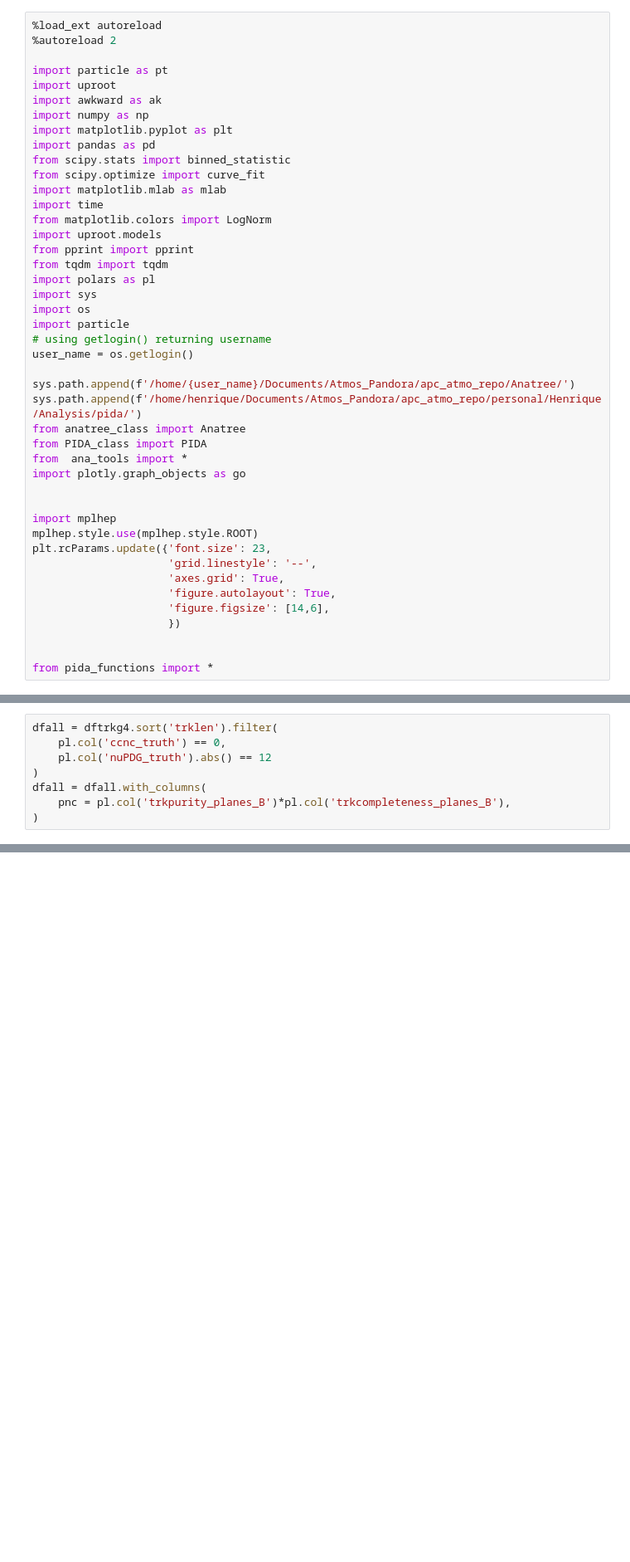
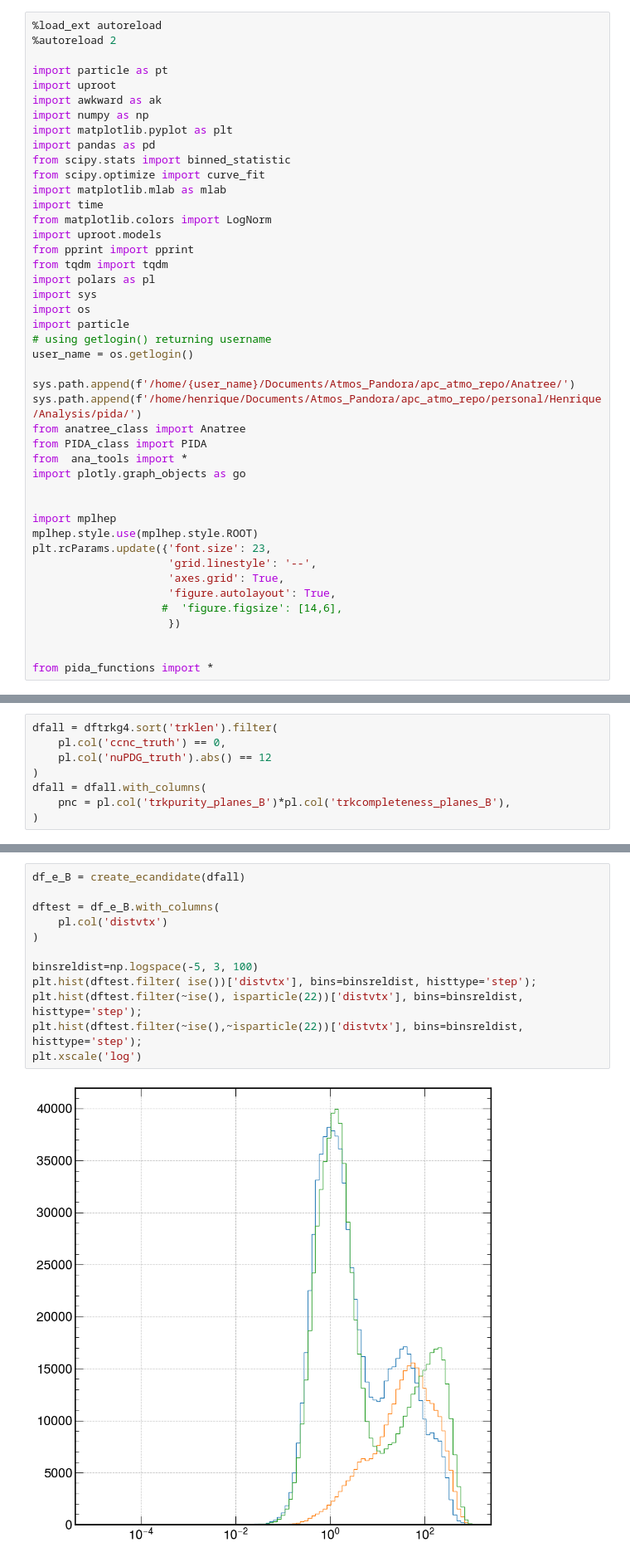
Before and after one commit to hvsouza/apc_atmo_repo, a Jupyter notebook: personal/Henrique/Analysis/pida/nue_pida_dev.ipynb, the cells around one changed output, grey strips where cells are left out. Shown at 83% size. Cells and saved outputs as stored; diff of their text form; blank space fills up the shorter version.

```diff
--- a/personal/Henrique/Analysis/pida/nue_pida_dev.ipynb
+++ b/personal/Henrique/Analysis/pida/nue_pida_dev.ipynb
@@ -37,7 +37,7 @@ plt.rcParams.update({'font.size': 23,
                      'grid.linestyle': '--',
                      'axes.grid': True,
                      'figure.autolayout': True,
-                     'figure.figsize': [14,6],
+                    #  'figure.figsize': [14,6],
                      })
 
 
@@ -106,0 +250,14 @@ shape: (1_947_425,)
+# %%
+df_e_B = create_ecandidate(dfall)
+
+dftest = df_e_B.with_columns(
+    pl.col('distvtx')
+)
+
+binsreldist=np.logspace(-5, 3, 100)
+plt.hist(dftest.filter( ise())['distvtx'], bins=binsreldist, histtype='step');
+plt.hist(dftest.filter(~ise(), isparticle(22))['distvtx'], bins=binsreldist, histtype='step');
+plt.hist(dftest.filter(~ise(),~isparticle(22))['distvtx'], bins=binsreldist, histtype='step');
+plt.xscale('log')
+# %% [output]
+[figure, added]
```
Also changed, not shown: parts of 23 cells of this notebook, 47 other files.
